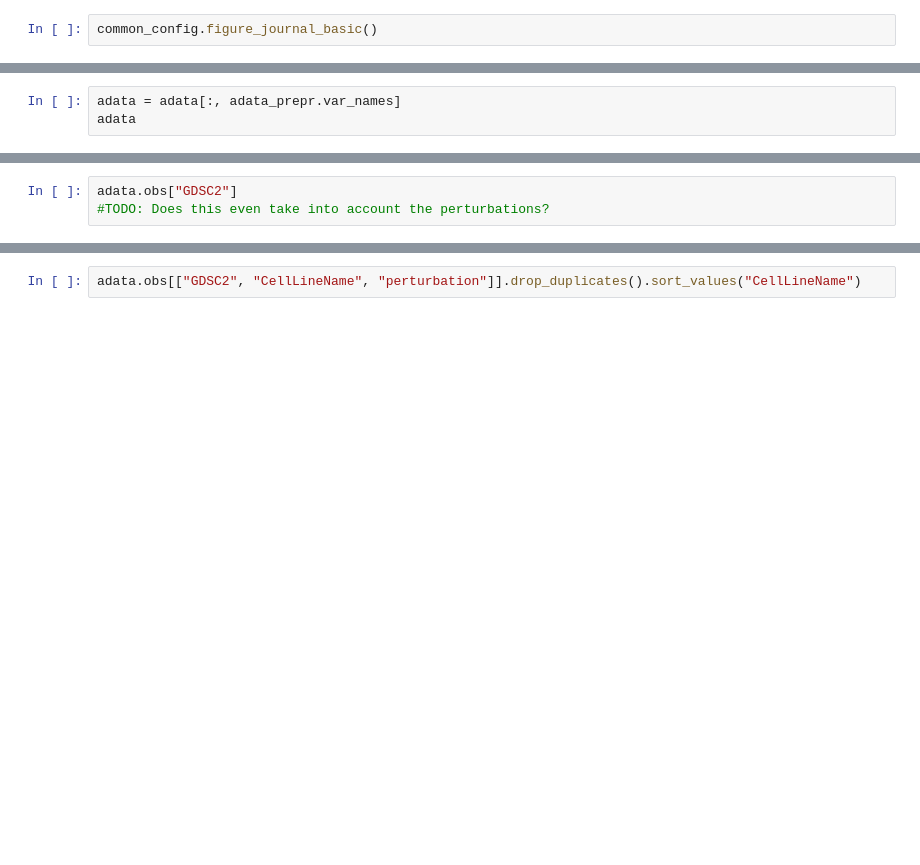
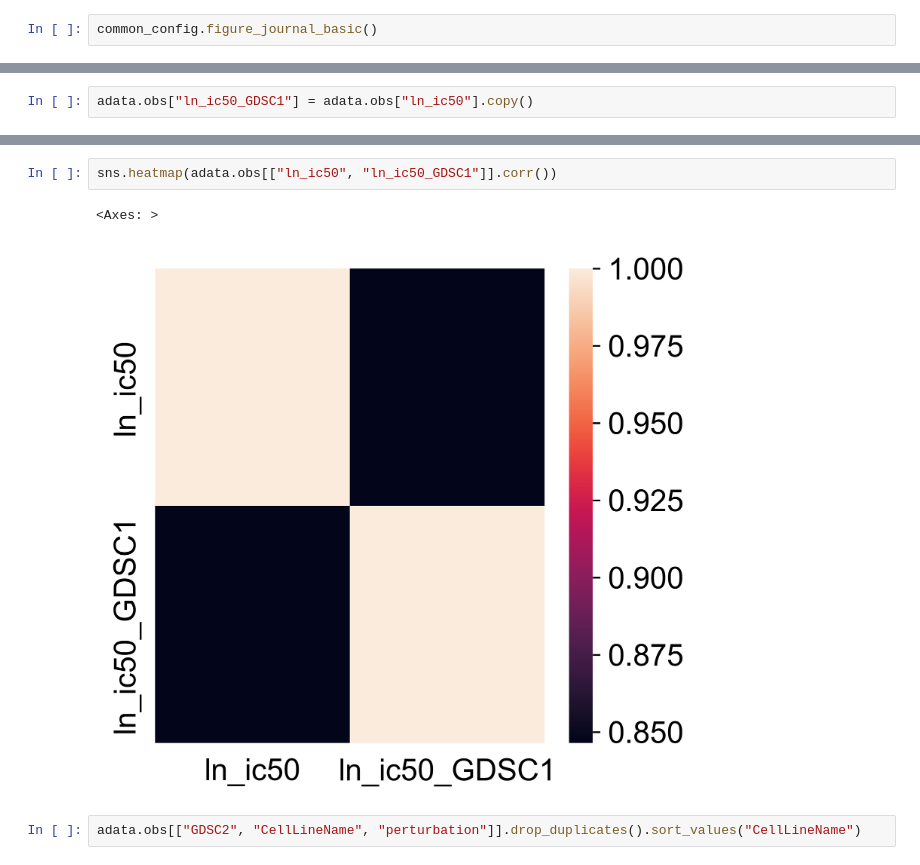
Before and after one commit to theislab/pertpy-reproducibility, a Jupyter notebook: mcfarland/04_mcfarland_drug_response.ipynb, the cells around one changed output, grey strips where cells are left out. Saved outputs shown, nothing was run; the diff lists cells and outputs as text; blank space fills up the shorter version.

Commit message:
Use annotate_from_gdsc for GDSC retrieval

```diff
--- a/mcfarland/04_mcfarland_drug_response.ipynb
+++ b/mcfarland/04_mcfarland_drug_response.ipynb
@@ -27,6 +26,3 @@ print(adata)
 AnnData object with n_obs × n_vars = 182875 × 32738
     obs: 'DepMap_ID', 'cancer', 'cell_det_rate', 'cell_line', 'cell_quality', 'channel', 'disease', 'dose_unit', 'dose_value', 'doublet_CL1', 'doublet_CL2', 'doublet_GMM_prob', 'doublet_dev_imp', 'dou ...
     var: 'ensembl_id', 'ncounts', 'ncells'
-# %%
-adata = adata[:, adata_prepr.var_names]
-adata
@@ -86,4 +74,3 @@ AnnData object with n_obs × n_vars = 182875 × 32738
     var: 'ensembl_id', 'ncounts', 'ncells'
 # %%
-adata.obs["GDSC2"]
-#TODO: Does this even take into account the perturbations?
+adata.obs["ln_ic50_GDSC1"] = adata.obs["ln_ic50"].copy()
@@ -103,3 +92,8 @@ Name: GDSC2, Length: 182875, dtype: float64
+# %%
+sns.heatmap(adata.obs[["ln_ic50", "ln_ic50_GDSC1"]].corr())
+# %% [output]
+<Axes: >
+[figure, added]
 # %%
 adata.obs[["GDSC2", "CellLineName", "perturbation"]].drop_duplicates().sort_values("CellLineName")
 # %% [output]
```
Also changed, not shown: parts of 10 cells of this notebook.
